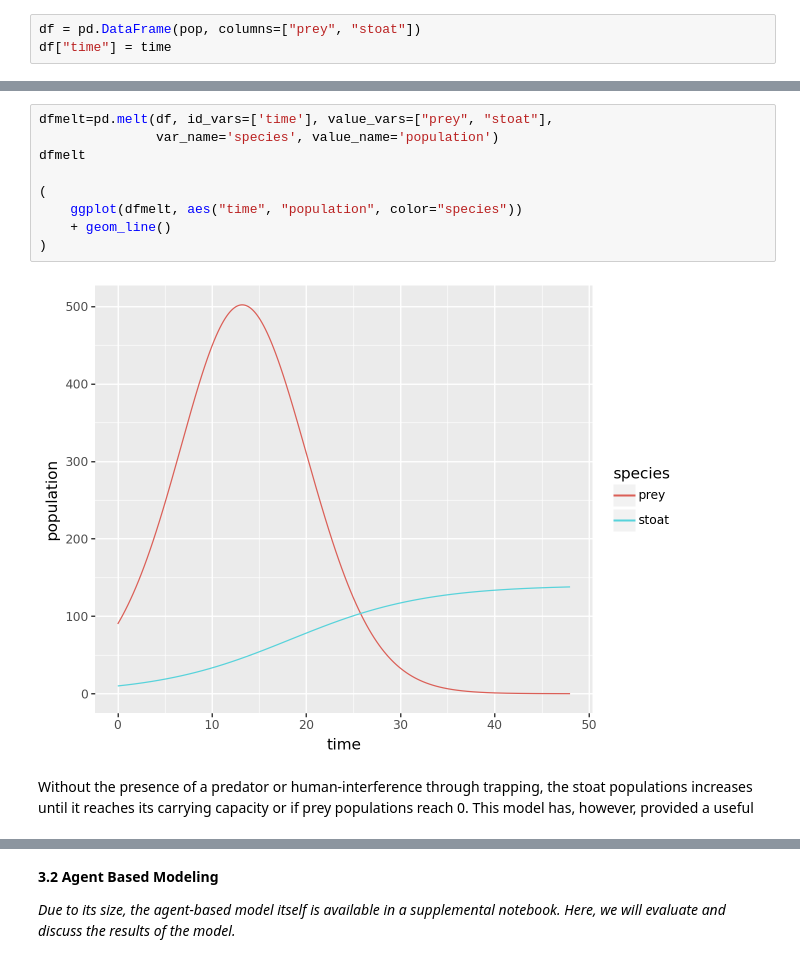
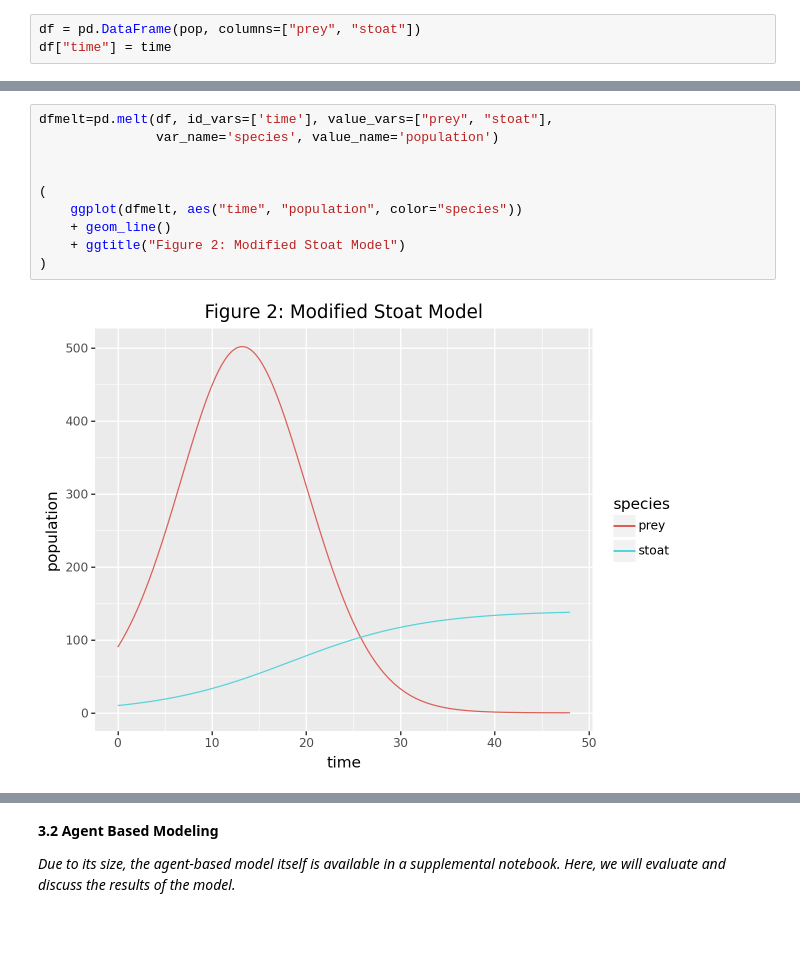
Before and after one commit to k-atej/stoatmodel, a Jupyter notebook: scicomp-stoat-model.ipynb, the cells around one changed output, grey strips where cells are left out. Saved outputs shown, nothing was run; the diff lists cells and outputs as text; blank space fills up the shorter version.

```diff
--- a/scicomp-stoat-model.ipynb
+++ b/scicomp-stoat-model.ipynb
@@ -253,13 +216,12 @@ df
 # %%
 dfmelt=pd.melt(df, id_vars=['time'], value_vars=["prey", "stoat"],
                var_name='species', value_name='population')
-dfmelt
+
 
 (
     ggplot(dfmelt, aes("time", "population", color="species"))
     + geom_line()
+    + ggtitle("Figure 2: Modified Stoat Model")
 )
 # %% [output]
-[figure, old version]
+[figure, new version]
-# %% [markdown]
-Without the presence of a predator or human-interference through trapping, the stoat populations increases until it reaches its carrying capacity or if prey populations reach 0. This model has, however, provided a useful
```
Also changed, not shown: parts of 37 cells of this notebook, 1 other file.
